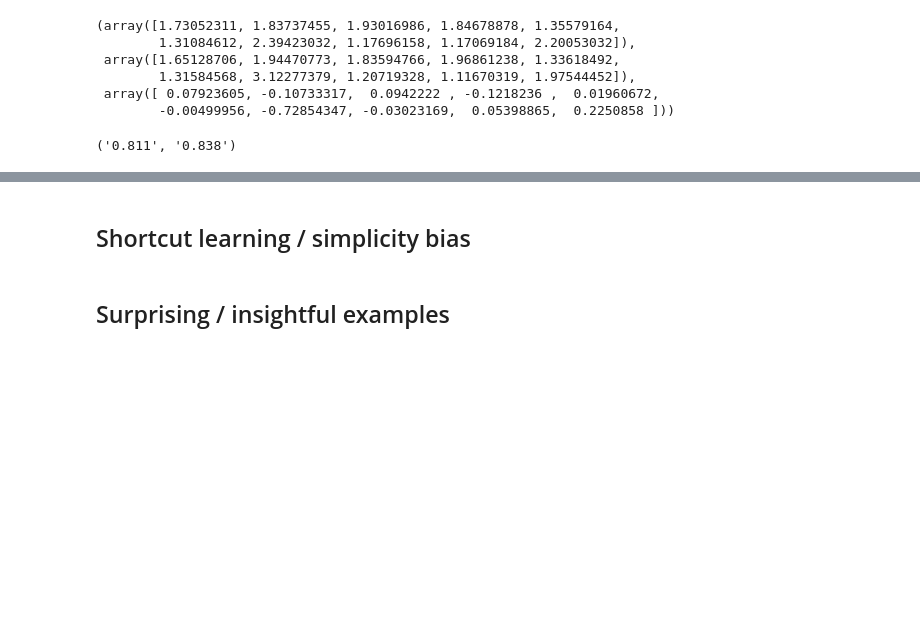
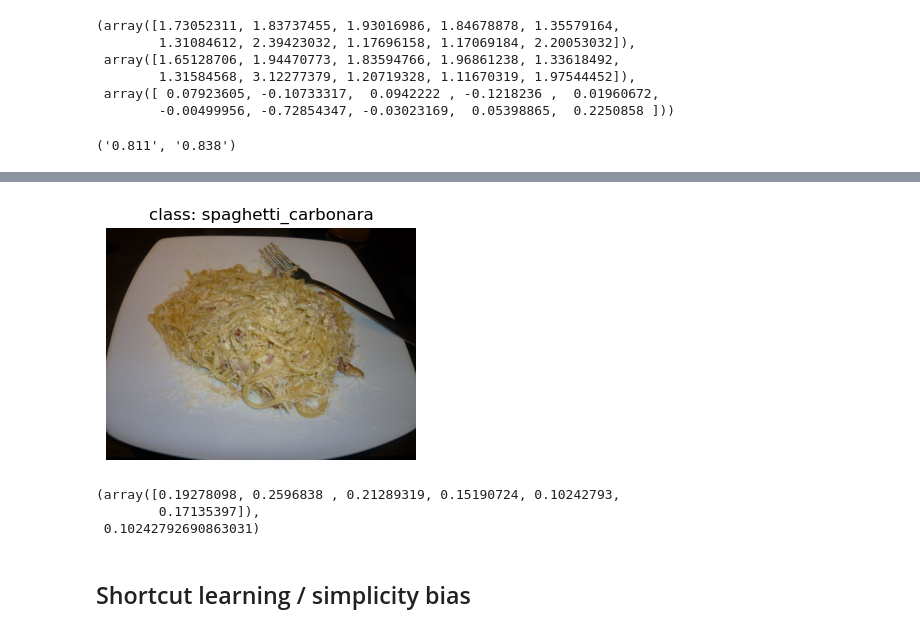
Before and after one commit to ktylus/data-attribution-using-trak, a Jupyter notebook: test.ipynb, the cells around one changed output, grey strips where cells are left out. Drawn from its saved outputs; the diff is of its cells as text; code cells hidden in the pictures; blank space fills up the shorter version.

```diff
--- a/test.ipynb
+++ b/test.ipynb
@@ -312,0 +388,16 @@ f"{recall_for_class(model, test_dl_no_shuffle, 1):.3f}", f"{recall_for_class(mod
+# %%
+# let's examine the image with lowest score
+
+bottom_alignment_image_id = np.argmin(group_alignment_scores)
+bottom_alignment_image = filtered_train_subset_no_transform[bottom_alignment_image_id][0]
+bottom_alignment_image_class = filtered_train_subset_no_transform[bottom_alignment_image_id][1]
+
+plt.figure(figsize=(4, 4))
+plt.imshow(bottom_alignment_image.permute(1, 2, 0).cpu().numpy())
+plt.title(f"class: {filtered_dataset_no_transform.classes[bottom_alignment_image_class]}")
+plt.axis("off")
+plt.show()
+
+# it's almost the same image as the one with the highest alignment score
+# %% [output]
+[figure, added]
@@ -313,4 +419,11 @@ f"{recall_for_class(model, test_dl_no_shuffle, 1):.3f}", f"{recall_for_class(mod
+# %%
+mislabeled_image_id = 4258
+
+group_alignment_scores_orig[group_alignment_scores_orig >= group_alignment_scores_orig[mislabeled_image_id]], group_alignment_scores_orig[mislabeled_image_id]
+# no significant difference
+# %% [output]
+(array([0.19278098, 0.2596838 , 0.21289319, 0.15190724, 0.10242793,
+        0.17135397]),
+ 0.10242792690863031)
 # %% [markdown]
 ## Shortcut learning / simplicity bias
-# %% [markdown]
-## Surprising / insightful examples
```
Also changed, not shown: parts of 9 cells of this notebook.
